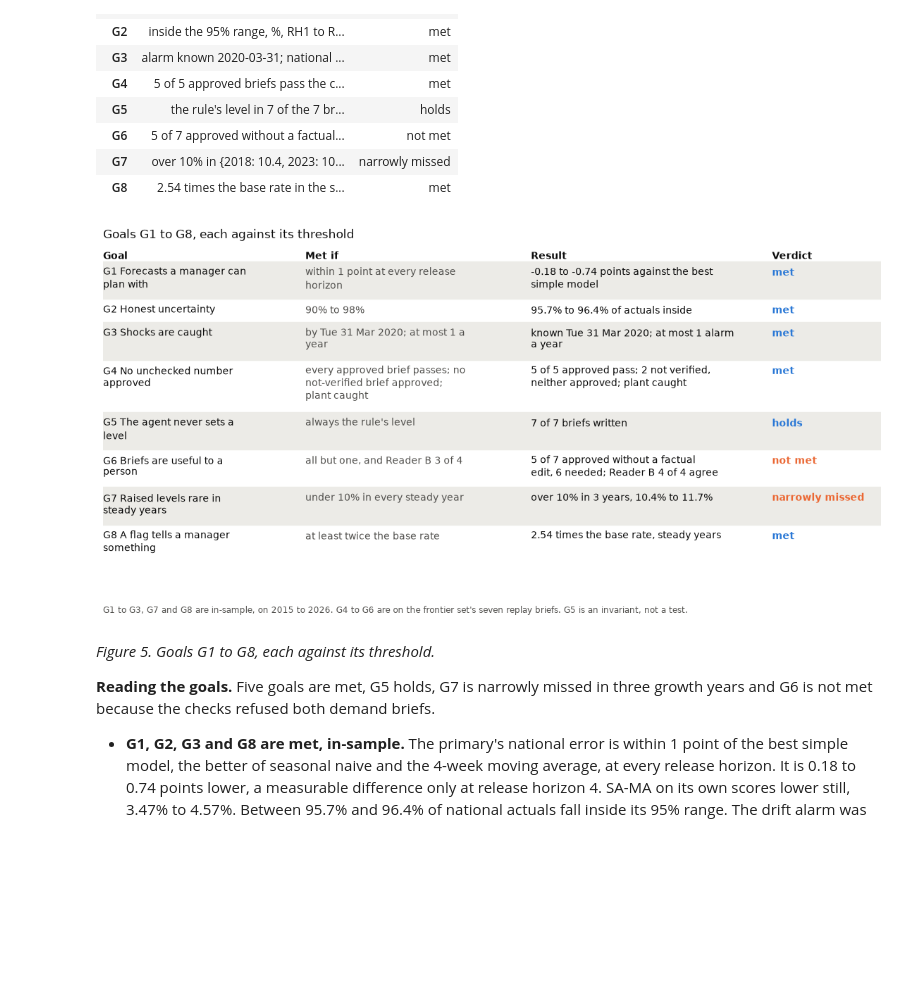
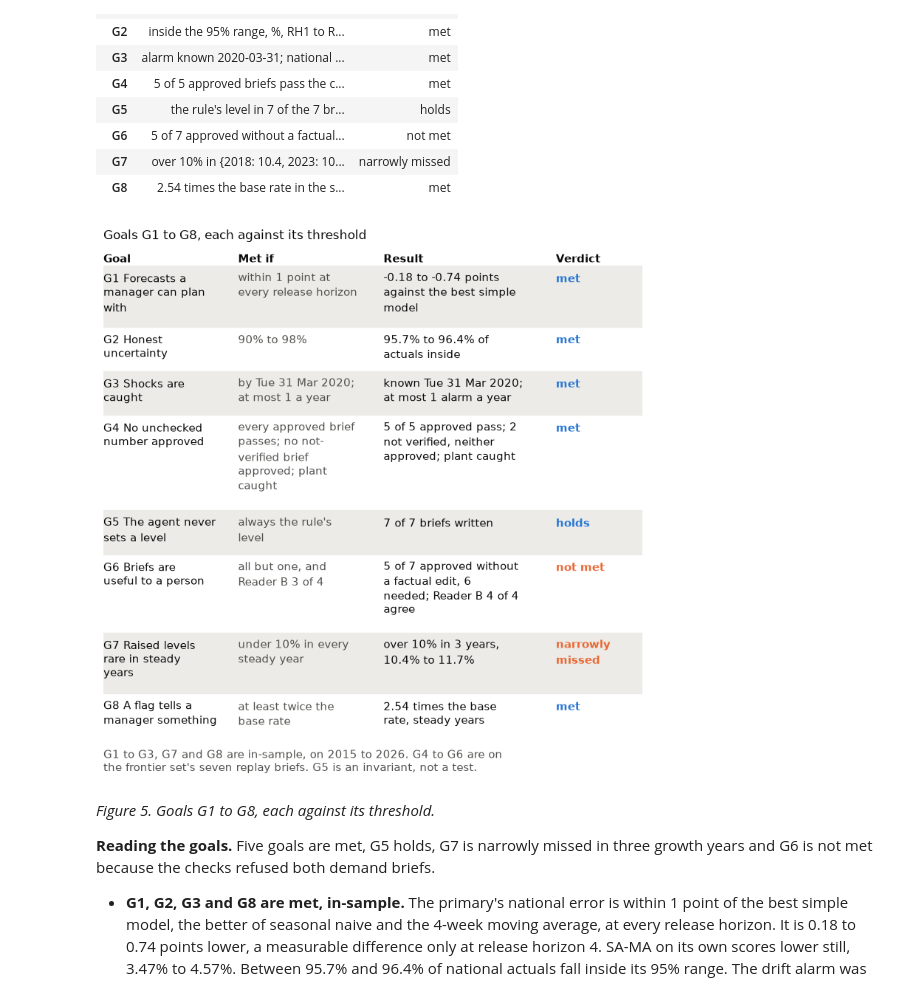
Before and after one commit to PaddyGilliland1/industry-integrated-ai-system-synthesis, a Jupyter notebook: ae_escalation_spot_check.ipynb, the cells around one changed output. Cells and saved outputs as stored; diff of their text form; code cells hidden in the pictures; blank space fills up the shorter version.

```diff
--- a/ae_escalation_spot_check.ipynb
+++ b/ae_escalation_spot_check.ipynb
@@ -2124,12 +2124,13 @@ threshold = {
 }
 good = {"met", "holds"}
 # Each column has its own width in characters, and a long cell wraps, so a
-# row is as tall as its longest cell.
+# row is as tall as its longest cell. The table is sized so that at a 16 cm
+# text column its smallest text prints at 8 pt or more.
 columns = [
-    ("Goal", 0.0, 26),
-    ("Met if", 0.26, 32),
-    ("Result", 0.55, 38),
-    ("Verdict", 0.86, 16),
+    ("Goal", 0.0, 19),
+    ("Met if", 0.25, 21),
+    ("Result", 0.52, 24),
+    ("Verdict", 0.84, 10),
 ]
 rows = [
     [f"{goal} {name[goal]}", threshold[goal], short[goal], row["verdict"]]
@@ -2142,51 +2143,56 @@ wrapped = [
 heights = [max(len(cell) for cell in r) for r in wrapped]
 line = 1.0
 total = sum(heights) * line + 0.6 * len(rows) + 1.5
-fig, ax = plt.subplots(figsize=(11.5, 0.24 * total + 0.6))
-fig.subplots_adjust(left=0.02, right=0.98)
+fig, ax = plt.subplots(figsize=(7.6, 0.25 * total + 0.6))
+fig.subplots_adjust(left=0.02, right=0.98, bottom=0.03)
 ax.set_axis_off()
 ax.set_xlim(0, 1)
 ax.set_ylim(total, 0)
 for head, x, _ in columns:
-    ax.text(x, 0.5, head, weight="bold", color=INK, va="top")
+    ax.text(x, 0.5, head, weight="bold", color=INK, va="top", fontsize=11)
 y = 1.5
 for n, (cells, height) in enumerate(zip(wrapped, heights)):
     if n % 2 == 0:
         ax.add_patch(
             matplotlib.patches.Rectangle(
                 (-0.01, y - 0.3), 1.03, height + 0.6, color=BAND, zorder=0
             )
         )
     for k, ((_, x, _), cell) in enumerate(zip(columns, cells)):
         is_verdict = k == len(columns) - 1
         colour = INK if k != 1 else MUTED
         if is_verdict:
             colour = BLUE if rows[n][k] in good else ORANGE
         ax.text(
             x,
             y,
             "\n".join(cell),
             va="top",
             color=colour,
             weight="bold" if is_verdict else "normal",
             linespacing=1.3,
+            fontsize=11,
         )
     y += height * line + 0.6
 ax.set_title(
-    "Goals G1 to G8, each against its threshold", loc="left", color=INK
+    "Goals G1 to G8, each against its threshold",
+    loc="left",
+    color=INK,
+    fontsize=12.5,
 )
 fig.text(
     0.02,
-    0.0,
-    "G1 to G3, G7 and G8 are in-sample, on 2015 to 2026. G4 to G6 are on the "
-    "frontier set's seven replay briefs. G5 is an invariant, not a test.",
+    0.02,
+    "G1 to G3, G7 and G8 are in-sample, on 2015 to 2026. G4 to G6 are on\n"
+    "the frontier set's seven replay briefs. G5 is an invariant, not a test.",
     color=MUTED,
-    fontsize=8.5,
+    fontsize=10.5,
+    va="top",
 )
 fig.savefig(FIGURES / "fig5_goals_scorecard.png", dpi=150, bbox_inches="tight")
 plt.show()
 # %% [output]
-[figure, old version]
+[figure, new version]
 # %% [markdown]
 *Figure 5. Goals G1 to G8, each against its threshold.*
 
```
Also changed, not shown: 9 other files.
